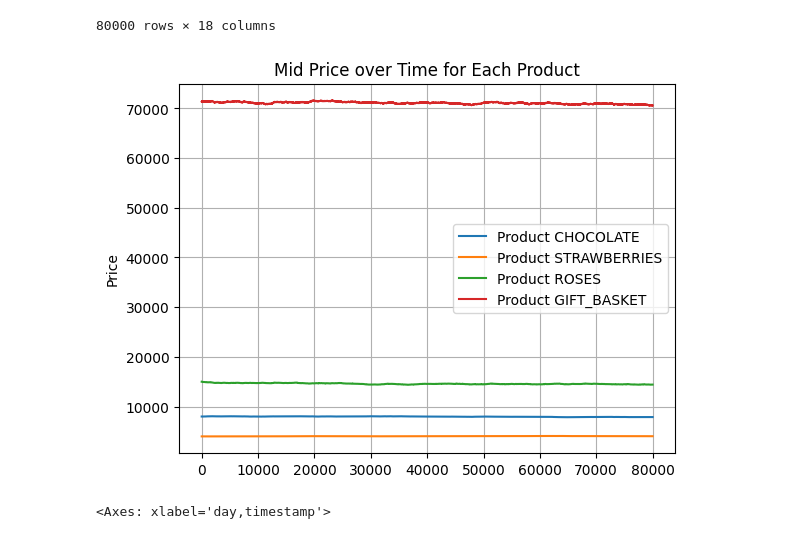
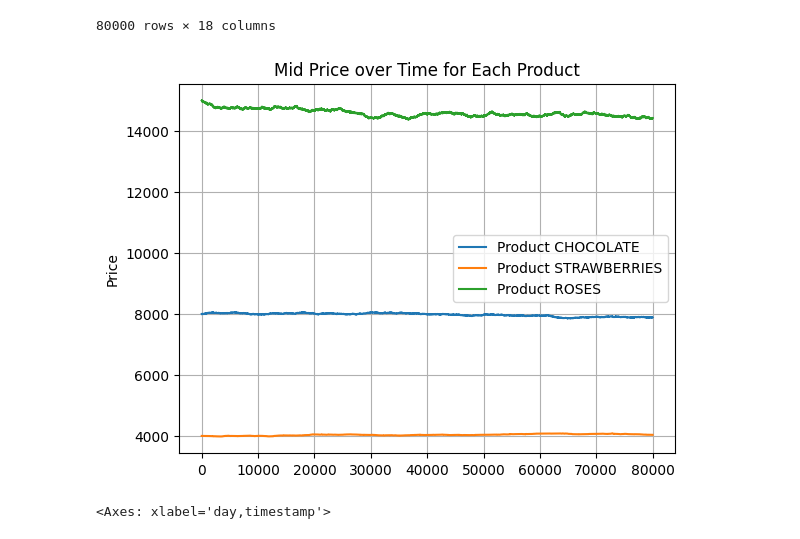
Before and after one commit to iamzr/ImcProsperity2, a Jupyter notebook: exploratory_analysis/round_3/round3_prices.ipynb, the cells around one changed output. Saved outputs shown, nothing was run; the diff lists cells and outputs as text; code cells hidden in the pictures.

```diff
--- a/exploratory_analysis/round_3/round3_prices.ipynb
+++ b/exploratory_analysis/round_3/round3_prices.ipynb
@@ -40,16 +40,16 @@ product_data = {}
 for product in products:
     product_data[product] = trading_data[trading_data["product"] == product]
 # %%
-for product in products:
+for product in ["CHOCOLATE", "STRAWBERRIES", "ROSES"]:
     plt.plot(product_data[product]['mid_price'], label=f'Product {product}')
 
 plt.ylabel('Price')
 plt.title('Mid Price over Time for Each Product')
 plt.legend()
 plt.grid(True)  # Optionally add a grid
 plt.show()
 # %% [output]
-[figure, old version]
+[figure, new version]
 # %%
 def gift_basket_price(chocolate, roses, strawberries):
     return 4 * chocolate + roses + 6 * strawberries
```
Also changed, not shown: parts of 1 cell of this notebook, 4 other files.
